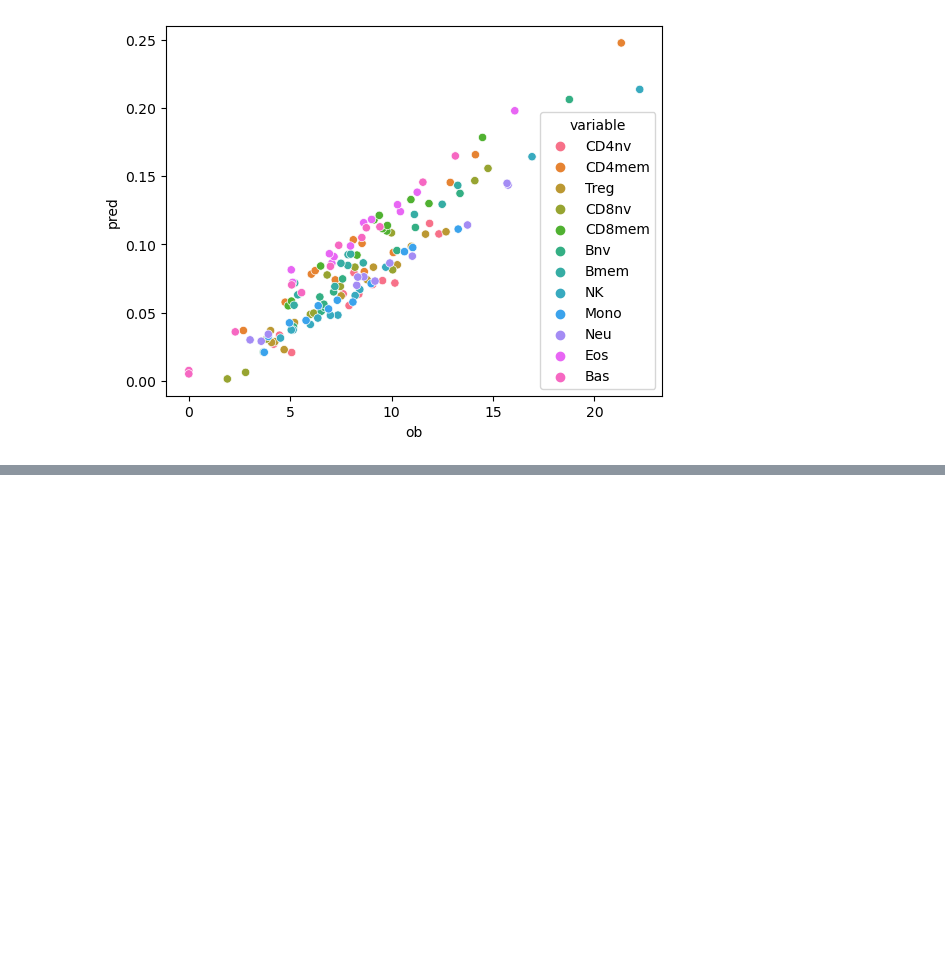
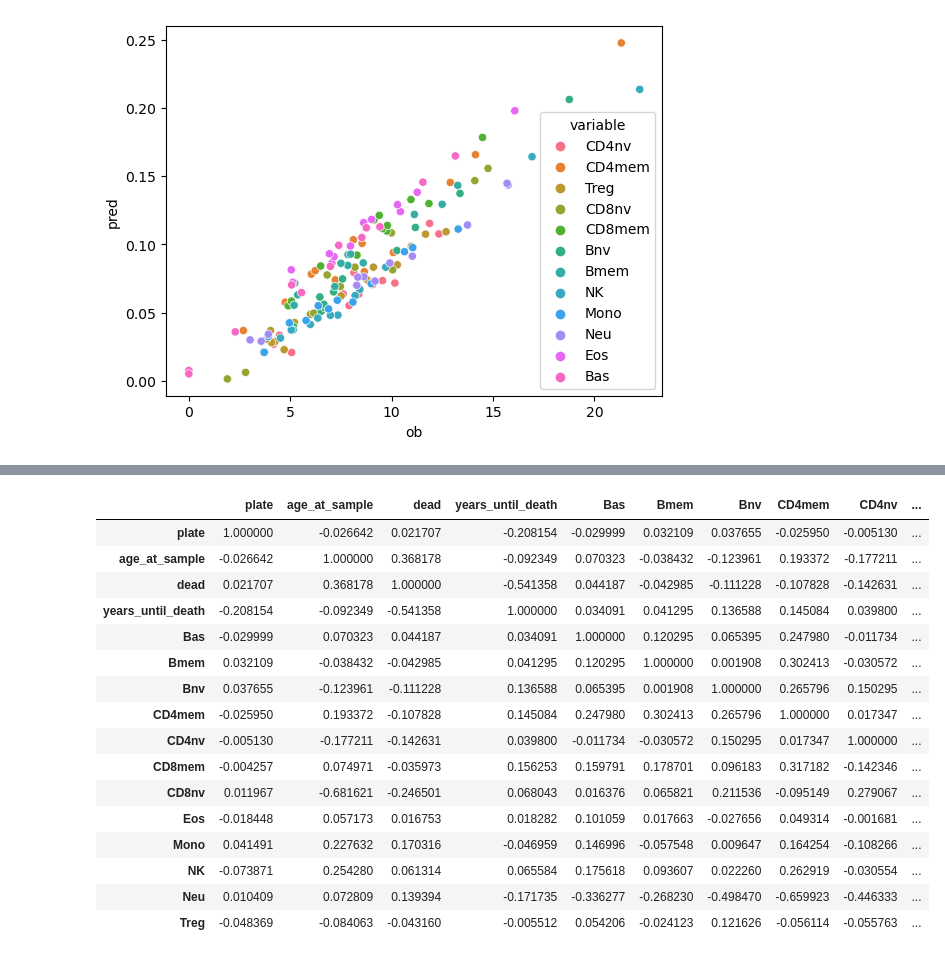
Before and after one commit to moqri/cell_comp, a Jupyter notebook: opt.ipynb, the cells around one changed output, grey strips where cells are left out. Cells and saved outputs as stored; diff of their text form; code cells hidden in the pictures; blank space fills up the shorter version.

```diff
--- a/opt.ipynb
+++ b/opt.ipynb
@@ -213,0 +204,2 @@ sns.scatterplot(data=pl,x='ob',y='pred',hue='variable')
+# %%
+dec = gallery.get("TwelveCellDeconvoluteBloodEPIC")
@@ -213,0 +214,21 @@ sns.scatterplot(data=pl,x='ob',y='pred',hue='variable')
+# %%
+pl=meta.join(pred.T).drop(['sex','race'],axis=1)
+pl.corr()
+# %% [output]
+|  | plate | age_at_sample | dead | years_until_death | Bas | Bmem | Bnv | CD4mem | CD4nv | ... |
+| plate | 1.000000 | -0.026642 | 0.021707 | -0.208154 | -0.029999 | 0.032109 | 0.037655 | -0.025950 | -0.005130 | ... |
+| age_at_sample | -0.026642 | 1.000000 | 0.368178 | -0.092349 | 0.070323 | -0.038432 | -0.123961 | 0.193372 | -0.177211 | ... |
+| dead | 0.021707 | 0.368178 | 1.000000 | -0.541358 | 0.044187 | -0.042985 | -0.111228 | -0.107828 | -0.142631 | ... |
+| years_until_death | -0.208154 | -0.092349 | -0.541358 | 1.000000 | 0.034091 | 0.041295 | 0.136588 | 0.145084 | 0.039800 | ... |
+| Bas | -0.029999 | 0.070323 | 0.044187 | 0.034091 | 1.000000 | 0.120295 | 0.065395 | 0.247980 | -0.011734 | ... |
+| Bmem | 0.032109 | -0.038432 | -0.042985 | 0.041295 | 0.120295 | 1.000000 | 0.001908 | 0.302413 | -0.030572 | ... |
+| Bnv | 0.037655 | -0.123961 | -0.111228 | 0.136588 | 0.065395 | 0.001908 | 1.000000 | 0.265796 | 0.150295 | ... |
+| CD4mem | -0.025950 | 0.193372 | -0.107828 | 0.145084 | 0.247980 | 0.302413 | 0.265796 | 1.000000 | 0.017347 | ... |
+| CD4nv | -0.005130 | -0.177211 | -0.142631 | 0.039800 | -0.011734 | -0.030572 | 0.150295 | 0.017347 | 1.000000 | ... |
+| CD8mem | -0.004257 | 0.074971 | -0.035973 | 0.156253 | 0.159791 | 0.178701 | 0.096183 | 0.317182 | -0.142346 | ... |
+| CD8nv | 0.011967 | -0.681621 | -0.246501 | 0.068043 | 0.016376 | 0.065821 | 0.211536 | -0.095149 | 0.279067 | ... |
+| Eos | -0.018448 | 0.057173 | 0.016753 | 0.018282 | 0.101059 | 0.017663 | -0.027656 | 0.049314 | -0.001681 | ... |
+| Mono | 0.041491 | 0.227632 | 0.170316 | -0.046959 | 0.146996 | -0.057548 | 0.009647 | 0.164254 | -0.108266 | ... |
+| NK | -0.073871 | 0.254280 | 0.061314 | 0.065584 | 0.175618 | 0.093607 | 0.022260 | 0.262919 | -0.030554 | ... |
+| Neu | 0.010409 | 0.072809 | 0.139394 | -0.171735 | -0.336277 | -0.268230 | -0.498470 | -0.659923 | -0.446333 | ... |
+| Treg | -0.048369 | -0.084063 | -0.043160 | -0.005512 | 0.054206 | -0.024123 | 0.121626 | -0.056114 | -0.055763 | ... |
```
Also changed, not shown: parts of 10 cells of this notebook.
